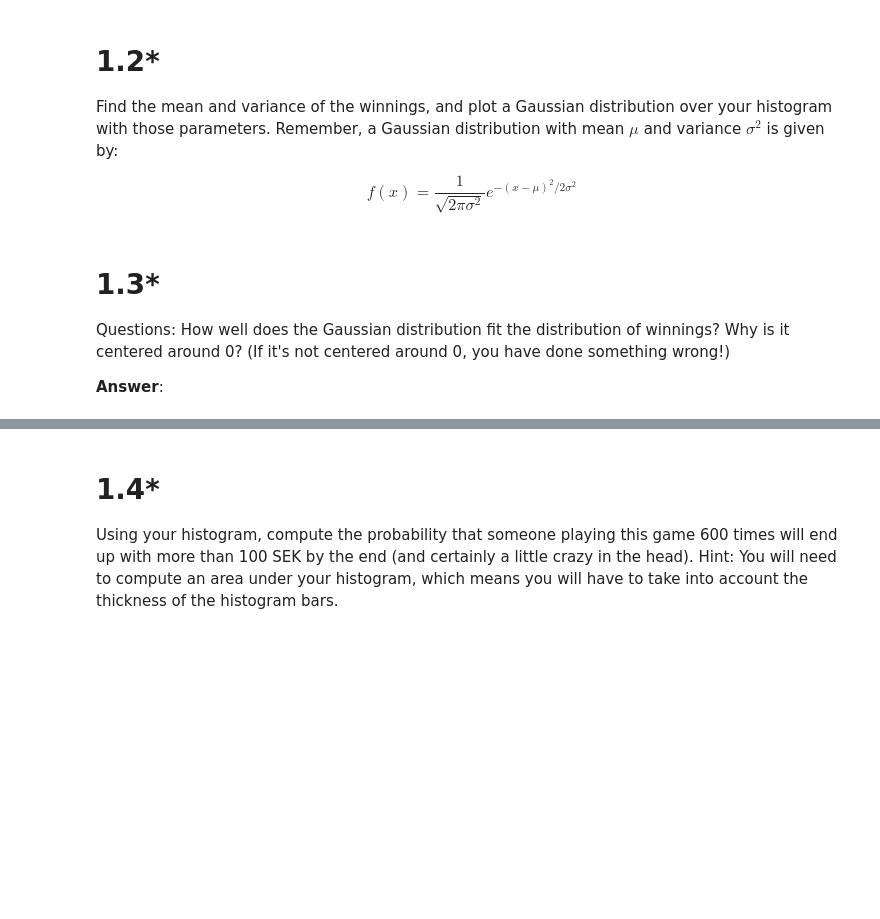
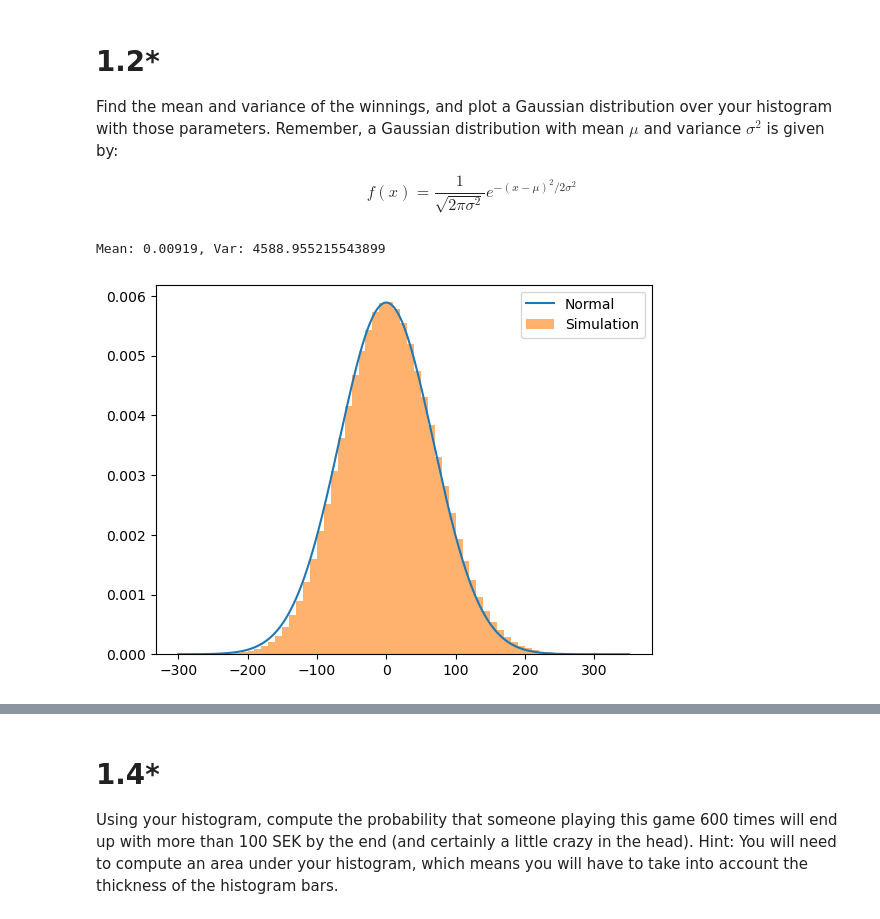
Before and after one commit to noa-bit/dm1590-labs, a Jupyter notebook: lab-1/DM1590_Lab1.ipynb, the cells around one changed output, grey strips where cells are left out. Cells and saved outputs as stored; diff of their text form; code cells hidden in the pictures; blank space fills up the shorter version.

```diff
--- a/lab-1/DM1590_Lab1.ipynb
+++ b/lab-1/DM1590_Lab1.ipynb
@@ -27,6 +37,16 @@ f(x)= \frac{1}{\sqrt{2\pi\sigma^2}}e^{-(x-\mu)^2/2\sigma^2}
-# %% [markdown]
-# 1.3*
-
-Questions: How well does the Gaussian distribution fit the distribution of winnings? Why is it centered around 0? (If it's not centered around 0, you have done something wrong!)
-
-**Answer**:
+# %%
+mean = np.mean(money)
+var = np.var(money)
+print(f"Mean: {mean}, Var: {var}")
+
+x = np.linspace(min(money), max(money), 500)
+y = (1/(np.sqrt(var)*np.sqrt(2*np.pi))) * np.exp(-0.5*((x-mean)/np.sqrt(var))**2)
+
+
+plt.plot(x, y, label="Normal")
+plt.hist(money, bins=65, density=True, alpha=0.6, label="Simulation")
+plt.legend()
+plt.show()
+# %% [output]
+Mean: 0.00919, Var: 4588.955215543899
+[figure, added]
```
Also changed, not shown: parts of 12 cells of this notebook.
